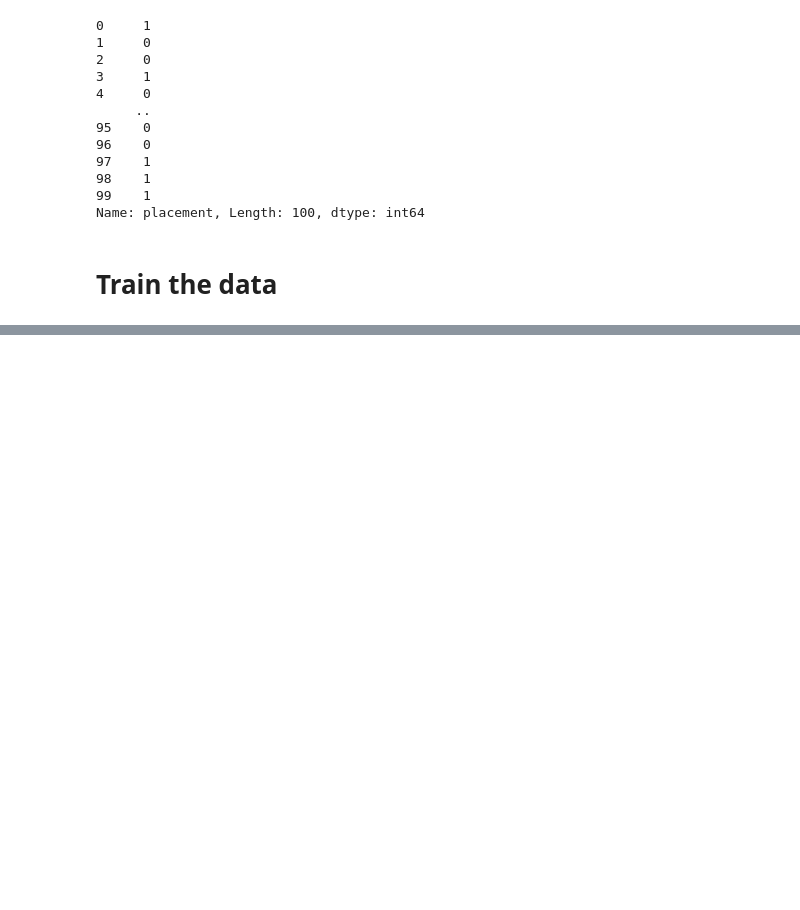
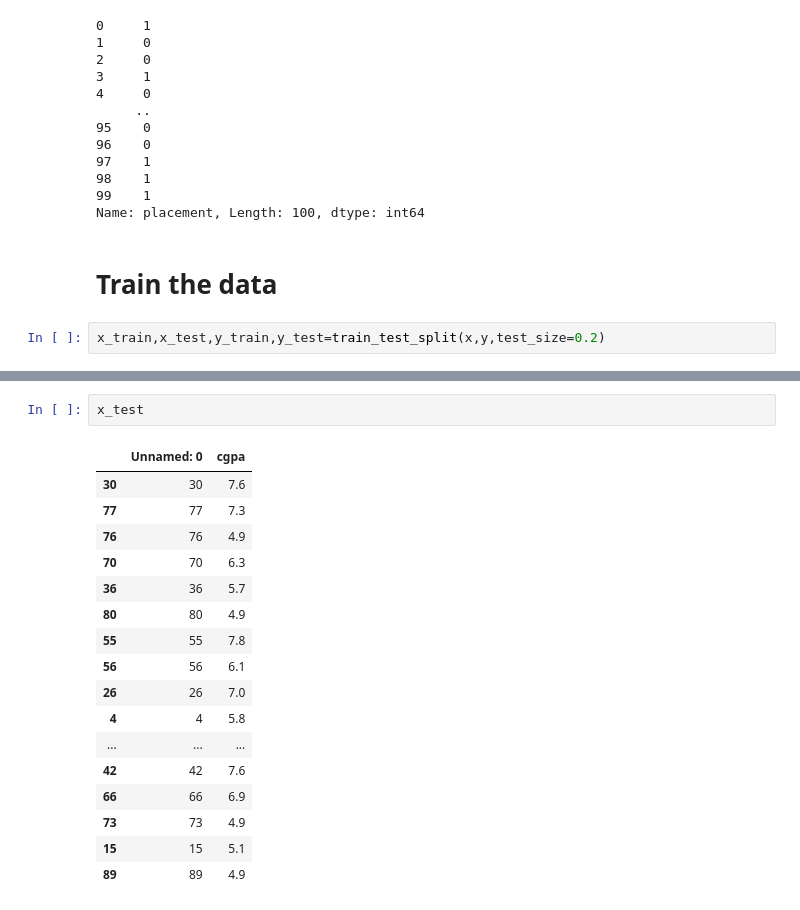
Before and after one commit to 18-RAJAT/Placement-logistic-regression, a Jupyter notebook: logistic regression.ipynb, the cells around one changed output, grey strips where cells are left out. Saved outputs shown, nothing was run; the diff lists cells and outputs as text; blank space fills up the shorter version.

```diff
--- a/logistic regression.ipynb
+++ b/logistic regression.ipynb
@@ -96,3 +94,5 @@ y
 Name: placement, Length: 100, dtype: int64
 # %% [markdown]
 # Train the data
+# %%
+x_train,x_test,y_train,y_test=train_test_split(x,y,test_size=0.2)
@@ -98,0 +130,20 @@ Name: placement, Length: 100, dtype: int64
+# %%
+x_test
+# %% [output]
+|  | Unnamed: 0 | cgpa |
+| 30 | 30 | 7.6 |
+| 77 | 77 | 7.3 |
+| 76 | 76 | 4.9 |
+| 70 | 70 | 6.3 |
+| 36 | 36 | 5.7 |
+| 80 | 80 | 4.9 |
+| 55 | 55 | 7.8 |
+| 56 | 56 | 6.1 |
+| 26 | 26 | 7.0 |
+| 4 | 4 | 5.8 |
+| ... | ... | ... |
+| 42 | 42 | 7.6 |
+| 66 | 66 | 6.9 |
+| 73 | 73 | 4.9 |
+| 15 | 15 | 5.1 |
+| 89 | 89 | 4.9 |
```
Also changed, not shown: parts of 25 cells of this notebook.
